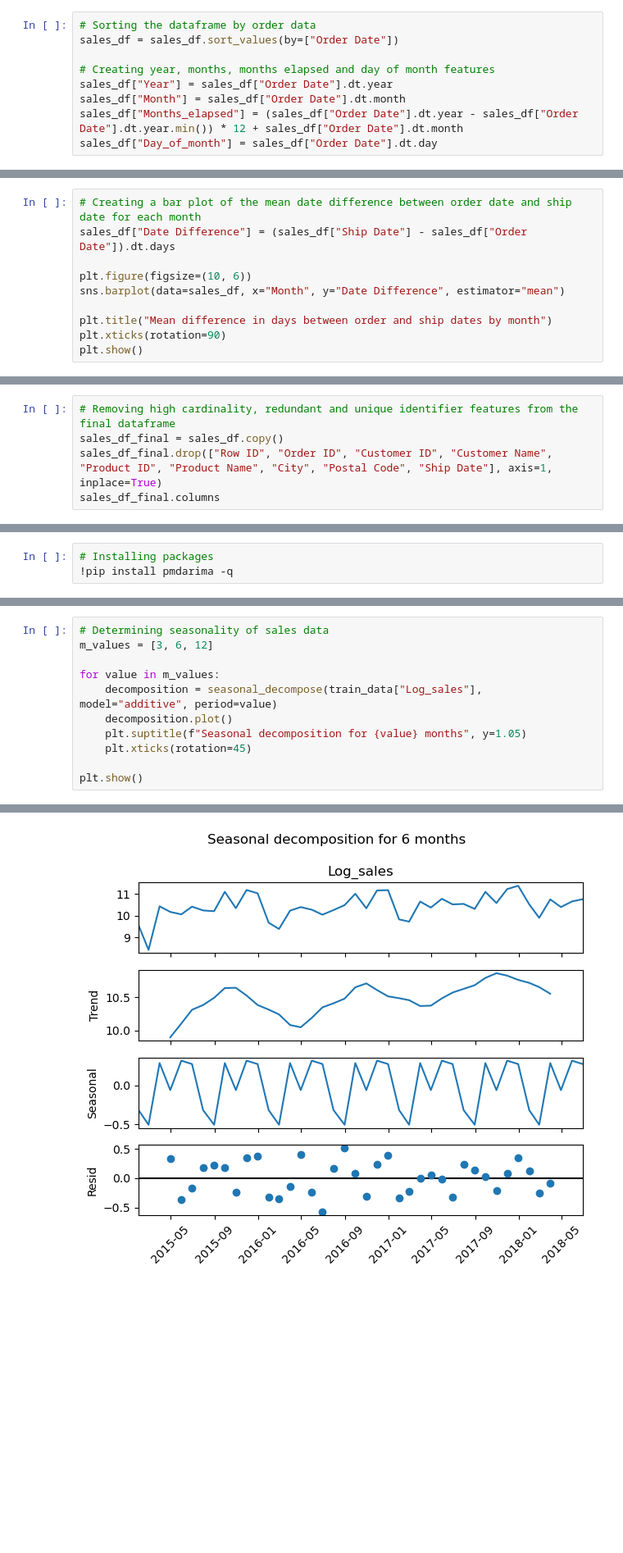
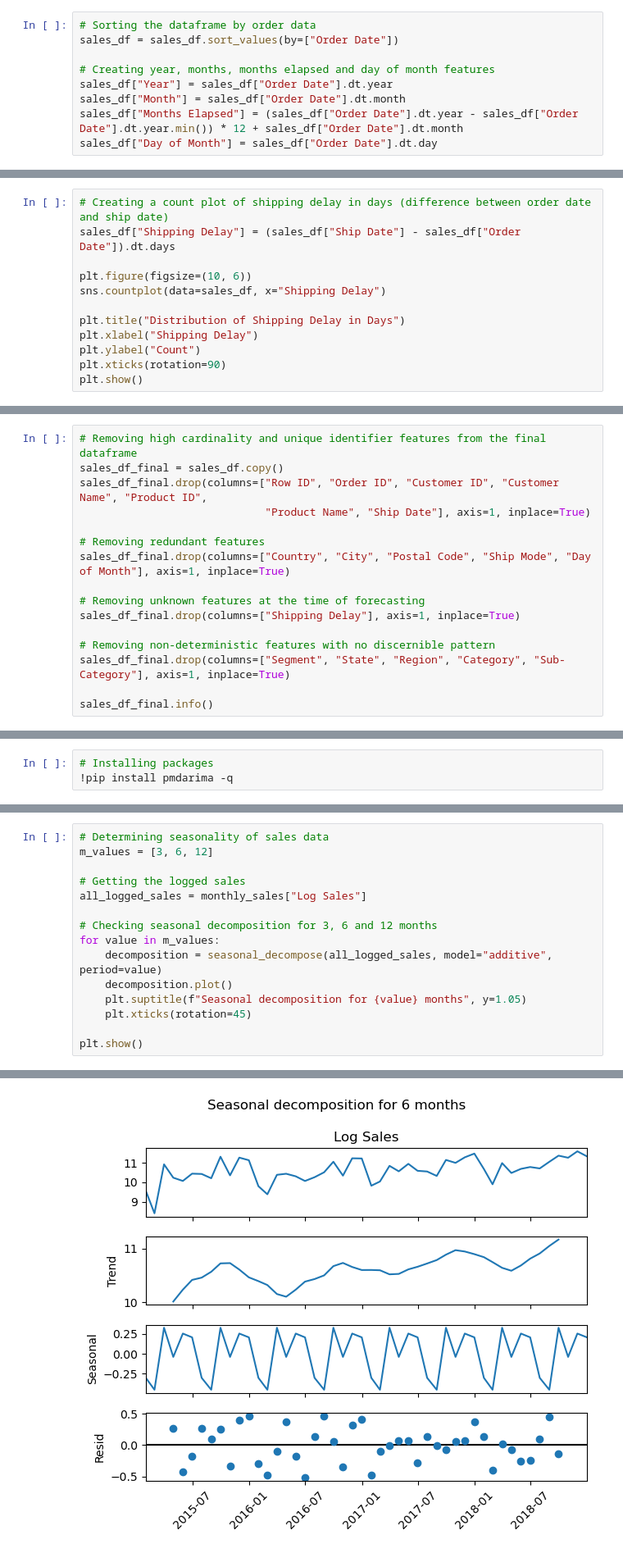
Before and after one commit to LucasHoffSchmidt/Data_Science_Time_Series_Sales_Forecasting, a Jupyter notebook: sales_forecast.ipynb, the cells around one changed output, grey strips where cells are left out. Shown at 82% size. Cells and saved outputs as stored; diff of their text form; blank space fills up the shorter version.

```diff
--- a/sales_forecast.ipynb
+++ b/sales_forecast.ipynb
@@ -175,8 +179,8 @@ sales_df = sales_df.sort_values(by=["Order Date"])
 # Creating year, months, months elapsed and day of month features
 sales_df["Year"] = sales_df["Order Date"].dt.year
 sales_df["Month"] = sales_df["Order Date"].dt.month
-sales_df["Months_elapsed"] = (sales_df["Order Date"].dt.year - sales_df["Order Date"].dt.year.min()) * 12 + sales_df["Order Date"].dt.month
-sales_df["Day_of_month"] = sales_df["Order Date"].dt.day
+sales_df["Months Elapsed"] = (sales_df["Order Date"].dt.year - sales_df["Order Date"].dt.year.min()) * 12 + sales_df["Order Date"].dt.month
+sales_df["Day of Month"] = sales_df["Order Date"].dt.day
 # %%
 # Creating a line plot of total sales by order date
 plt.figure(figsize=(10, 6))
@@ -237,11 +241,13 @@ plt.show()
 # %%
-# Creating a bar plot of the mean date difference between order date and ship date for each month
-sales_df["Date Difference"] = (sales_df["Ship Date"] - sales_df["Order Date"]).dt.days
+# Creating a count plot of shipping delay in days (difference between order date and ship date)
+sales_df["Shipping Delay"] = (sales_df["Ship Date"] - sales_df["Order Date"]).dt.days
 
 plt.figure(figsize=(10, 6))
-sns.barplot(data=sales_df, x="Month", y="Date Difference", estimator="mean")
+sns.countplot(data=sales_df, x="Shipping Delay")
 
-plt.title("Mean difference in days between order and ship dates by month")
+plt.title("Distribution of Shipping Delay in Days")
+plt.xlabel("Shipping Delay")
+plt.ylabel("Count")
 plt.xticks(rotation=90)
 plt.show()
 # %% [output]
@@ -448,7 +452,18 @@ Date Difference       8
 dtype: int64
 # %%
-# Removing high cardinality, redundant and unique identifier features from the final dataframe
+# Removing high cardinality and unique identifier features from the final dataframe
 sales_df_final = sales_df.copy()
-sales_df_final.drop(["Row ID", "Order ID", "Customer ID", "Customer Name", "Product ID", "Product Name", "City", "Postal Code", "Ship Date"], axis=1, inplace=True)
-sales_df_final.columns
+sales_df_final.drop(columns=["Row ID", "Order ID", "Customer ID", "Customer Name", "Product ID",
+                             "Product Name", "Ship Date"], axis=1, inplace=True)
+
+# Removing redundant features
+sales_df_final.drop(columns=["Country", "City", "Postal Code", "Ship Mode", "Day of Month"], axis=1, inplace=True)
+
+# Removing unknown features at the time of forecasting
+sales_df_final.drop(columns=["Shipping Delay"], axis=1, inplace=True)
+
+# Removing non-deterministic features with no discernible pattern
+sales_df_final.drop(columns=["Segment", "State", "Region", "Category", "Sub-Category"], axis=1, inplace=True)
+
+sales_df_final.info()
 # %% [output]
@@ -569,8 +671,12 @@ mean_forecast_error: -32186.700594393016
 # Determining seasonality of sales data
 m_values = [3, 6, 12]
 
+# Getting the logged sales
+all_logged_sales = monthly_sales["Log Sales"]
+
+# Checking seasonal decomposition for 3, 6 and 12 months
 for value in m_values:
-    decomposition = seasonal_decompose(train_data["Log_sales"], model="additive", period=value)
+    decomposition = seasonal_decompose(all_logged_sales, model="additive", period=value)
     decomposition.plot()
     plt.suptitle(f"Seasonal decomposition for {value} months", y=1.05)
     plt.xticks(rotation=45)
@@ -581 +687 @@ plt.show()
-[figure, old version]
+[figure, new version]
```
Also changed, not shown: parts of 65 cells of this notebook, 4 other files.
